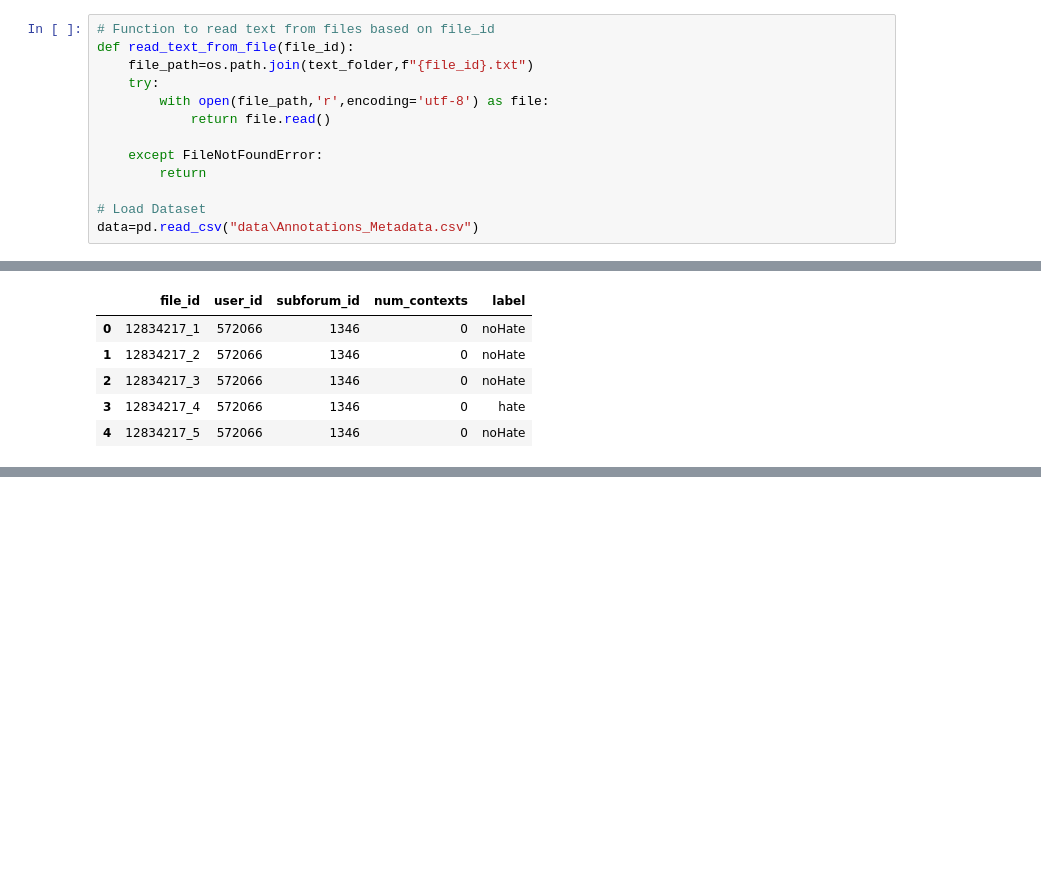
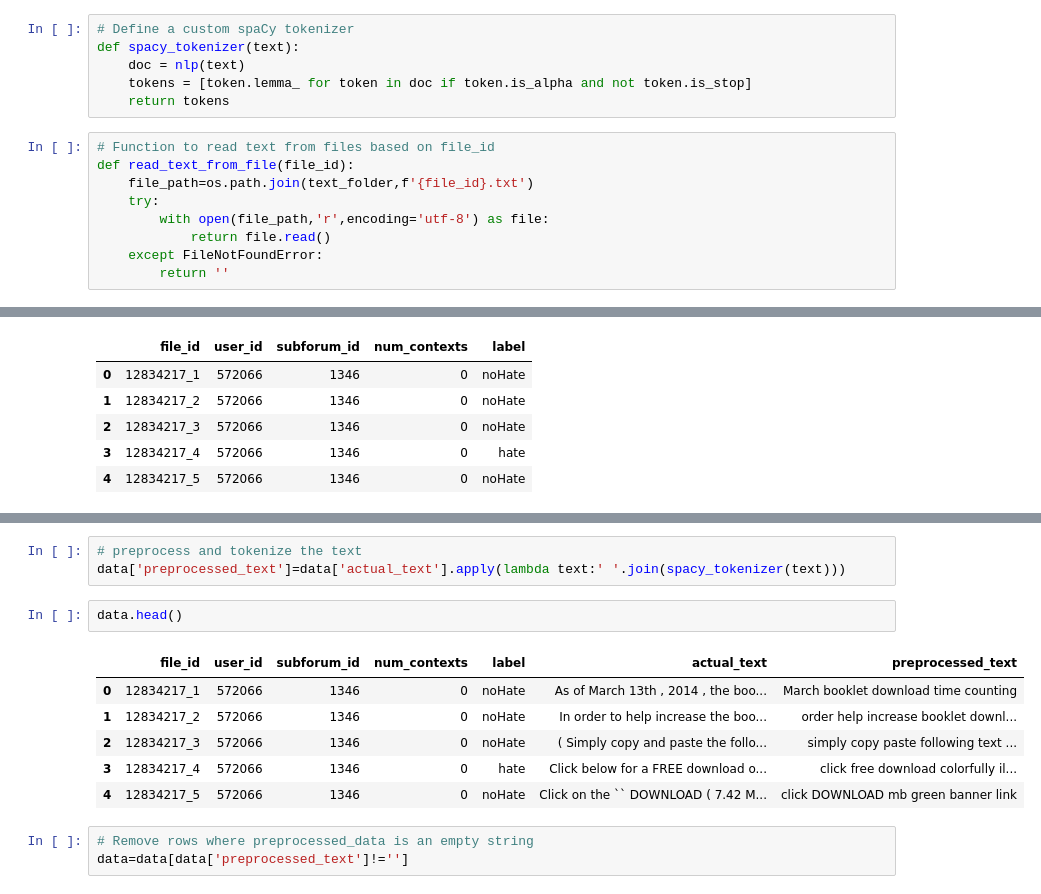
Before and after one commit to Sundaraselvamp/Hate-Speech, a Jupyter notebook: notebook/contextual_analysis.ipynb, the cells around one changed output, grey strips where cells are left out. Saved outputs shown, nothing was run; the diff lists cells and outputs as text; blank space fills up the shorter version.

```diff
--- a/notebook/contextual_analysis.ipynb
+++ b/notebook/contextual_analysis.ipynb
@@ -12,13 +16,15 @@ text_folder="Text file"
+# %%
+# Define a custom spaCy tokenizer
+def spacy_tokenizer(text):
+    doc = nlp(text)
+    tokens = [token.lemma_ for token in doc if token.is_alpha and not token.is_stop]
+    return tokens
 # %%
 # Function to read text from files based on file_id
 def read_text_from_file(file_id):
-    file_path=os.path.join(text_folder,f"{file_id}.txt")
+    file_path=os.path.join(text_folder,f'{file_id}.txt')
     try:
         with open(file_path,'r',encoding='utf-8') as file:
             return file.read()
-
     except FileNotFoundError:
-        return
-
-# Load Dataset
-data=pd.read_csv("data\Annotations_Metadata.csv")
+        return ''
@@ -33,0 +53,15 @@ data.head()
+# %%
+# preprocess and tokenize the text
+data['preprocessed_text']=data['actual_text'].apply(lambda text:' '.join(spacy_tokenizer(text)))
+# %%
+data.head()
+# %% [output]
+|  | file_id | user_id | subforum_id | num_contexts | label | actual_text | preprocessed_text |
+| 0 | 12834217_1 | 572066 | 1346 | 0 | noHate | As of March 13th , 2014 , the boo... | March booklet download time counting |
+| 1 | 12834217_2 | 572066 | 1346 | 0 | noHate | In order to help increase the boo... | order help increase booklet downl... |
+| 2 | 12834217_3 | 572066 | 1346 | 0 | noHate | ( Simply copy and paste the follo... | simply copy paste following text ... |
+| 3 | 12834217_4 | 572066 | 1346 | 0 | hate | Click below for a FREE download o... | click free download colorfully il... |
+| 4 | 12834217_5 | 572066 | 1346 | 0 | noHate | Click on the `` DOWNLOAD ( 7.42 M... | click DOWNLOAD mb green banner link |
+# %%
+# Remove rows where preprocessed_data is an empty string
+data=data[data['preprocessed_text']!='']
```
Also changed, not shown: parts of 15 cells of this notebook, 2 other files.
